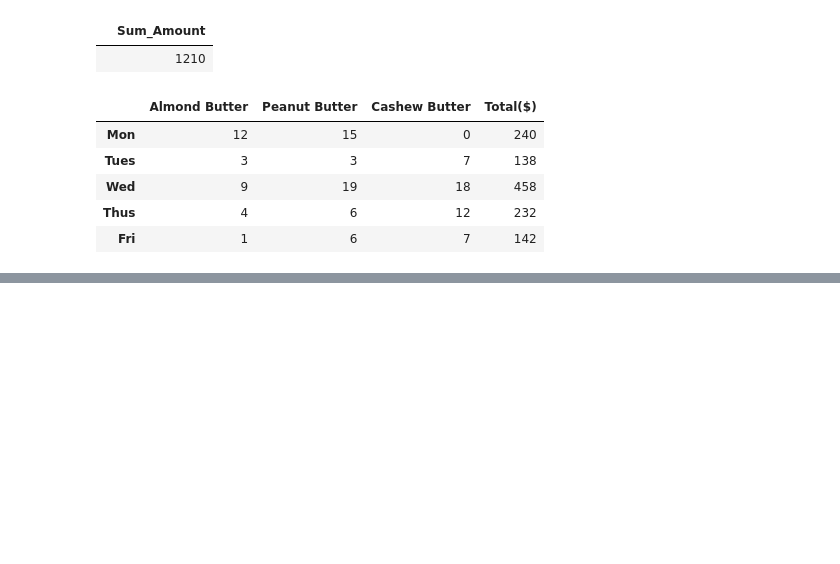
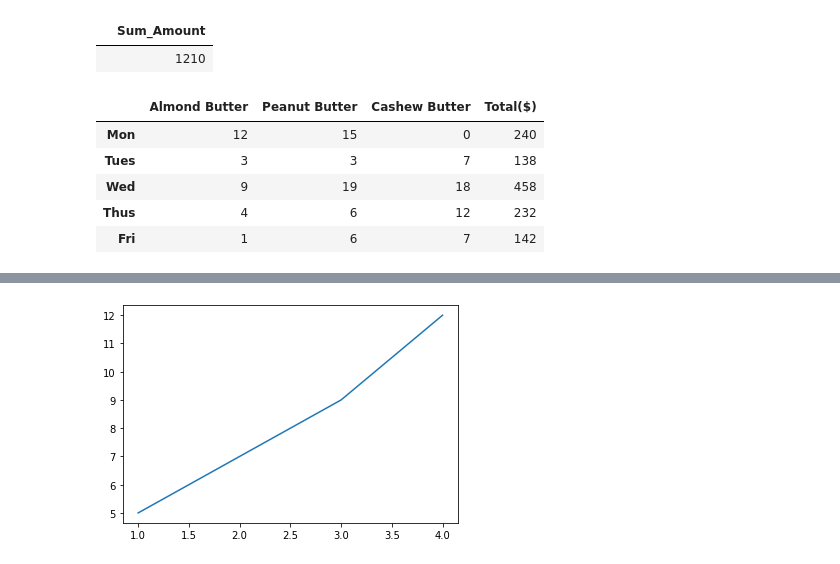
Before and after one commit to necromancer143/project, a Jupyter notebook: Pratyush/Untitled0.ipynb, the cells around one changed output, grey strips where cells are left out. Cells and saved outputs as stored; diff of their text form; code cells hidden in the pictures; blank space fills up the shorter version.

```diff
--- a/Pratyush/Untitled0.ipynb
+++ b/Pratyush/Untitled0.ipynb
@@ -412,0 +425,7 @@ weekly_sales
+# %%
+x= [1, 2, 3, 4]
+y=[5,7,9,12]
+fig, ax = plt.subplots()
+ax.plot(x,y);
+# %% [output]
+[figure, added]
```
Also changed, not shown: parts of 4 cells of this notebook.
